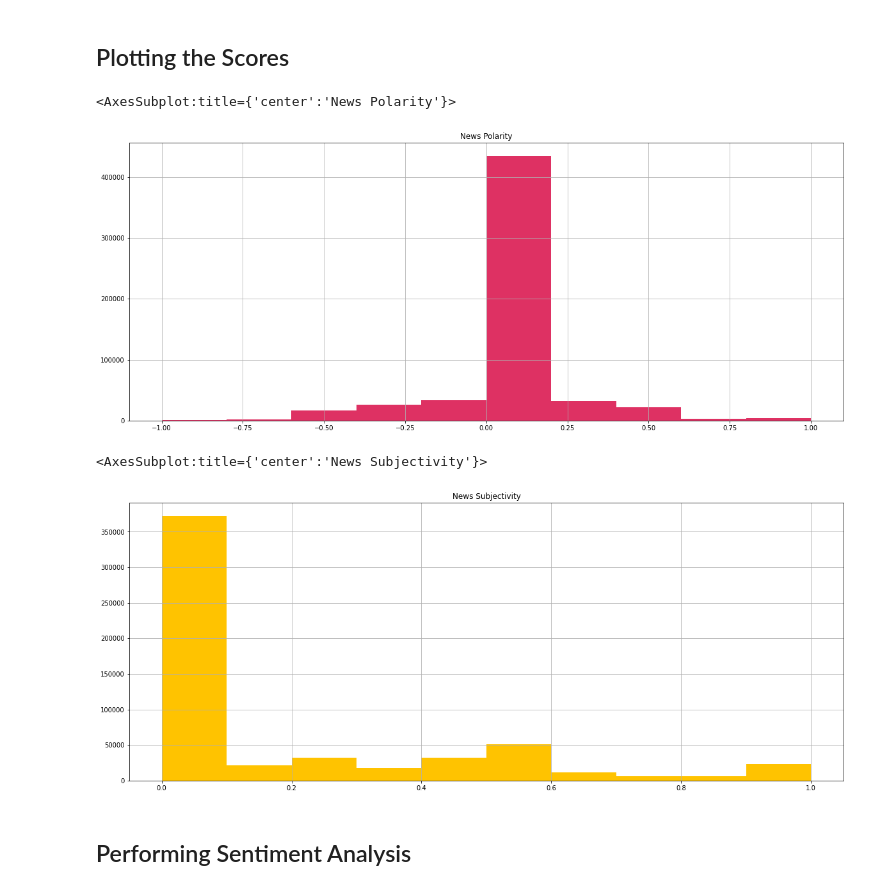
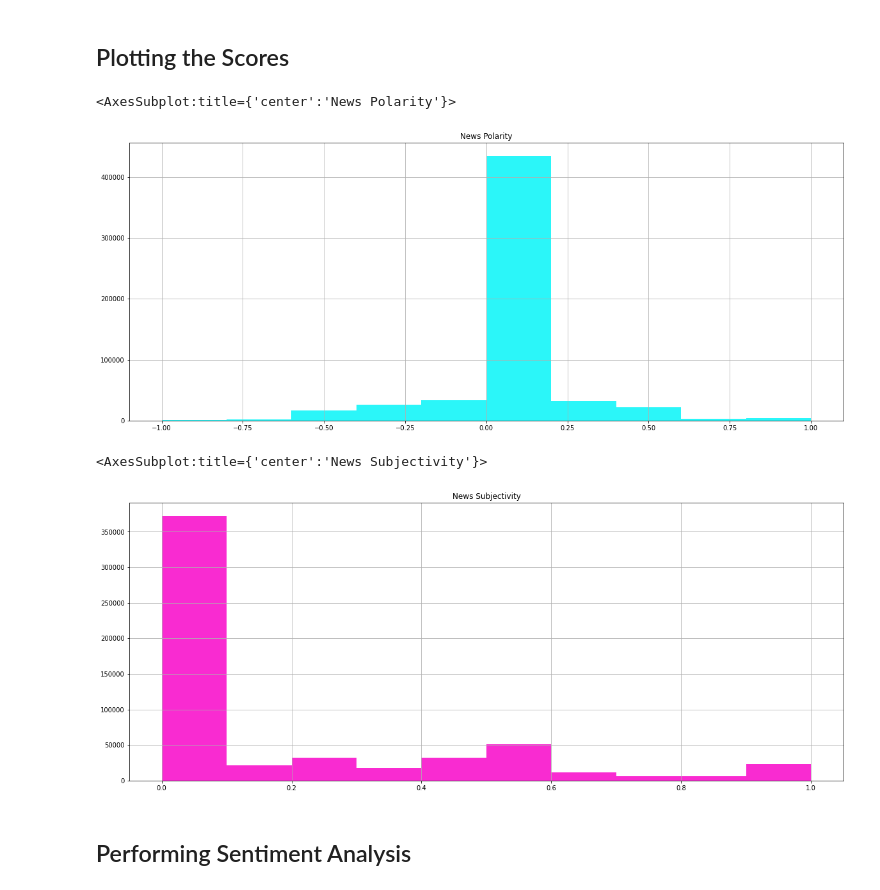
Before and after one commit to Sabyasachi-Seal/StockMarketPrediction, a Jupyter notebook: stockmarketprediction.ipynb, the cells around one changed output. Saved outputs shown, nothing was run; the diff lists cells and outputs as text; code cells hidden in the pictures.

```diff
--- a/stockmarketprediction.ipynb
+++ b/stockmarketprediction.ipynb
@@ -447,17 +447,17 @@ hybrid_data.head()
 # %%
 plt.figure(figsize = (20,8))
 plt.title('News Polarity')
-hybrid_data['Polarity'].hist(color = '#DE3163')
+hybrid_data['Polarity'].hist(color = '#2BF6F9')
 # %% [output]
 <AxesSubplot:title={'center':'News Polarity'}>
-[figure, old version]
+[figure, new version]
 # %%
 plt.figure(figsize = (20,8))
 plt.title('News Subjectivity')
-hybrid_data['Subjectivity'].hist(color = '#FFC300')
+hybrid_data['Subjectivity'].hist(color = '#F92BD1')
 # %% [output]
 <AxesSubplot:title={'center':'News Subjectivity'}>
-[figure, old version]
+[figure, new version]
 # %% [markdown]
 ## Performing Sentiment Analysis
 # %%
```
Also changed, not shown: parts of 7 cells of this notebook.
